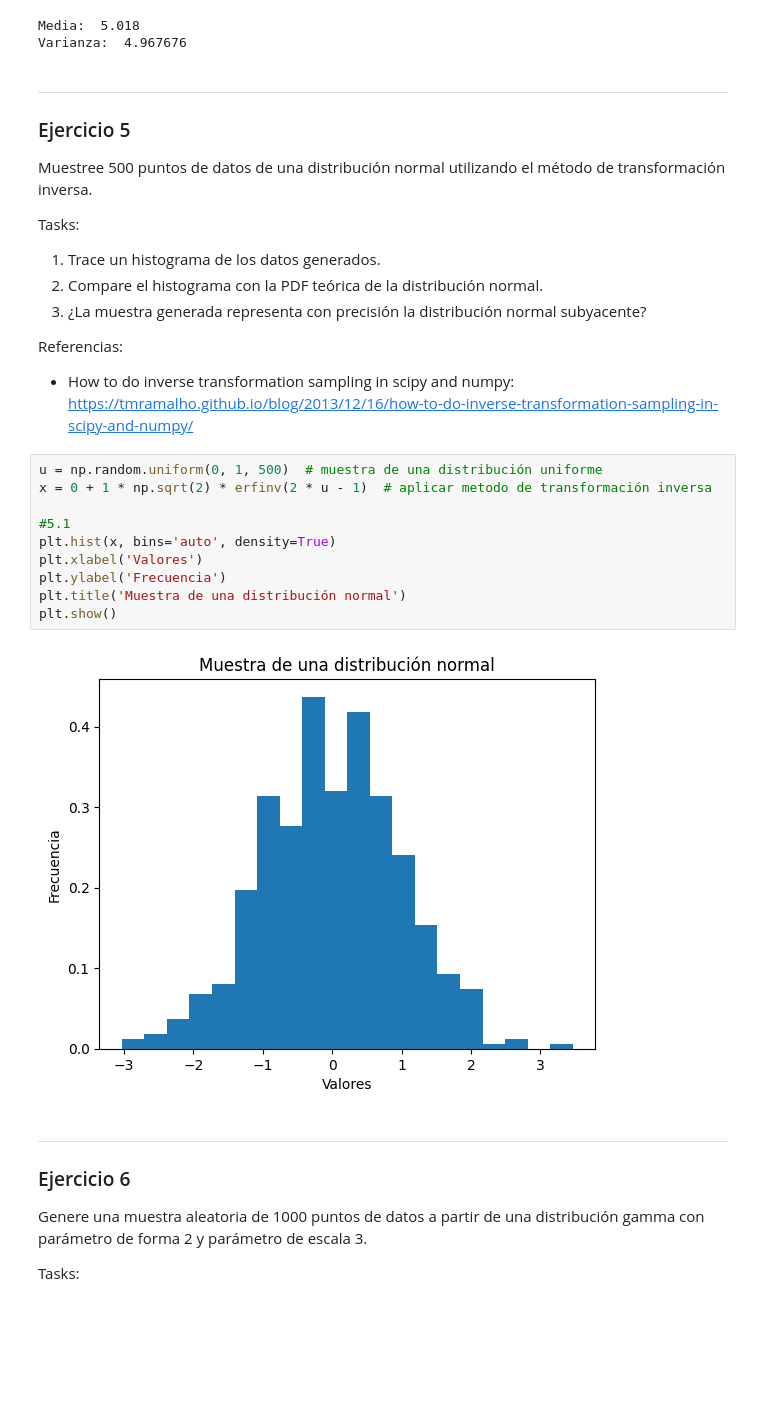
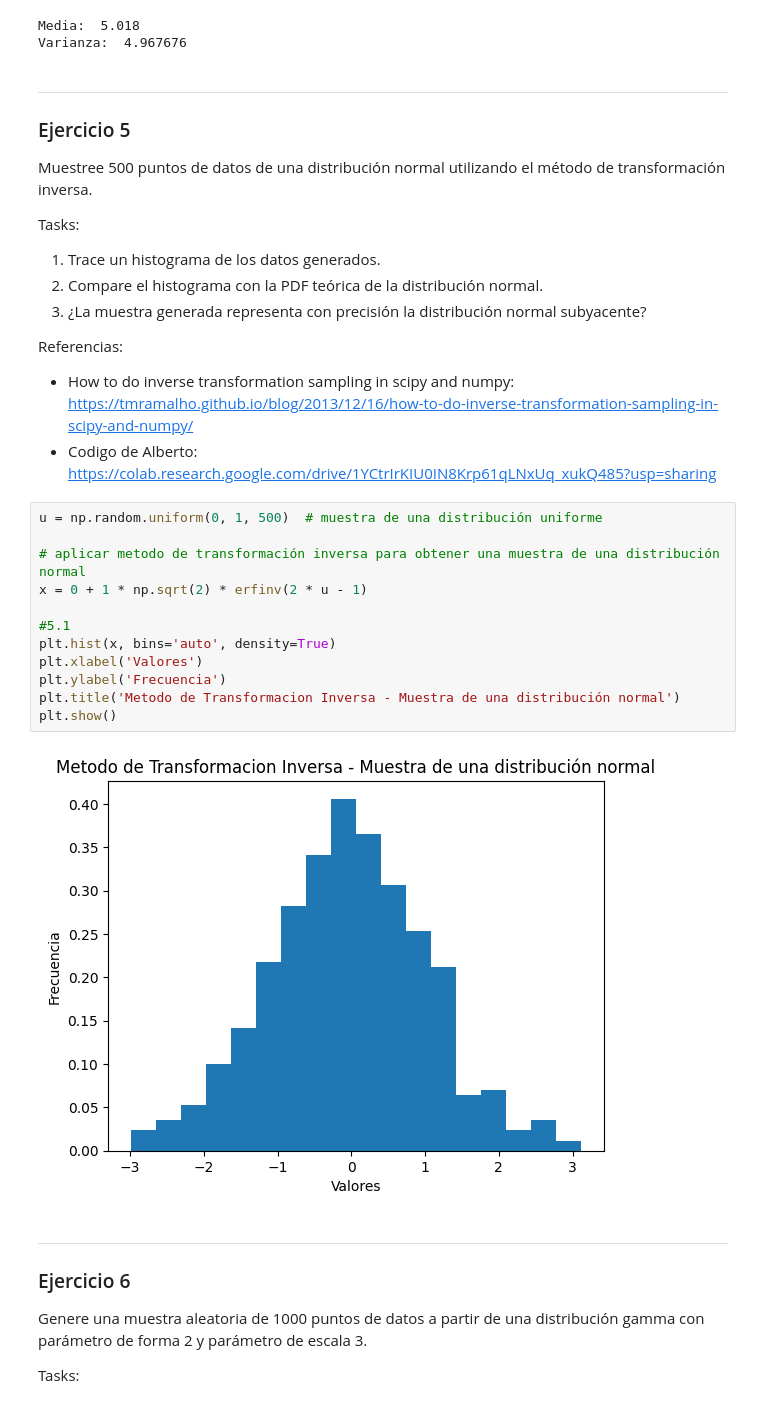
Before and after one commit to stefanoaragoni/simulacion_lab1, a Jupyter notebook: main.ipynb, the cells around one changed output. Cells and saved outputs as stored; diff of their text form; blank space fills up the shorter version.

```diff
--- a/main.ipynb
+++ b/main.ipynb
@@ -157,18 +158,21 @@ Tasks:
 Referencias:
 - How to do inverse transformation sampling in scipy and numpy:
 https://tmramalho.github.io/blog/2013/12/16/how-to-do-inverse-transformation-sampling-in-scipy-and-numpy/
+- Codigo de Alberto: https://colab.research.google.com/drive/1YCtrIrKIU0IN8Krp61qLNxUq_xukQ485?usp=sharing
 # %%
 u = np.random.uniform(0, 1, 500)  # muestra de una distribución uniforme
-x = 0 + 1 * np.sqrt(2) * erfinv(2 * u - 1)  # aplicar metodo de transformación inversa
+
+# aplicar metodo de transformación inversa para obtener una muestra de una distribución normal
+x = 0 + 1 * np.sqrt(2) * erfinv(2 * u - 1)
 
 #5.1
 plt.hist(x, bins='auto', density=True)
 plt.xlabel('Valores')
 plt.ylabel('Frecuencia')
-plt.title('Muestra de una distribución normal')
+plt.title('Metodo de Transformacion Inversa - Muestra de una distribución normal')
 plt.show()
 # %% [output]
-[figure, old version]
+[figure, new version]
 # %% [markdown]
 ---------
 ### Ejercicio 6
```
Also changed, not shown: parts of 3 cells of this notebook.
